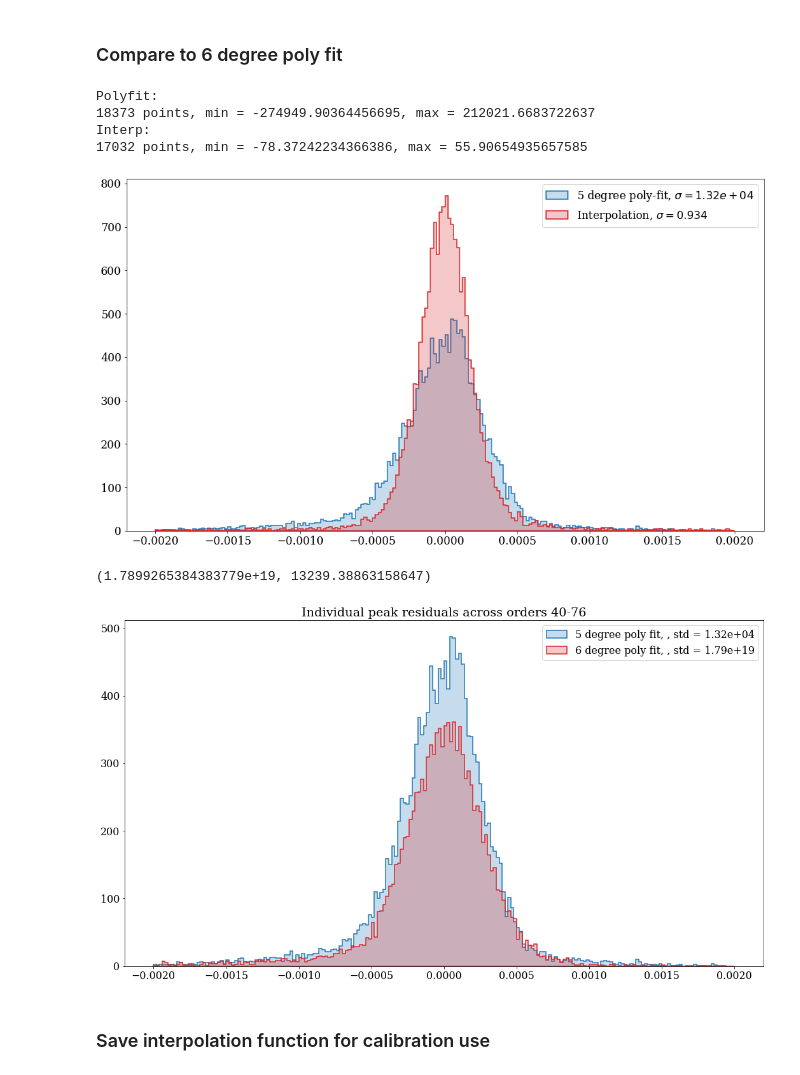
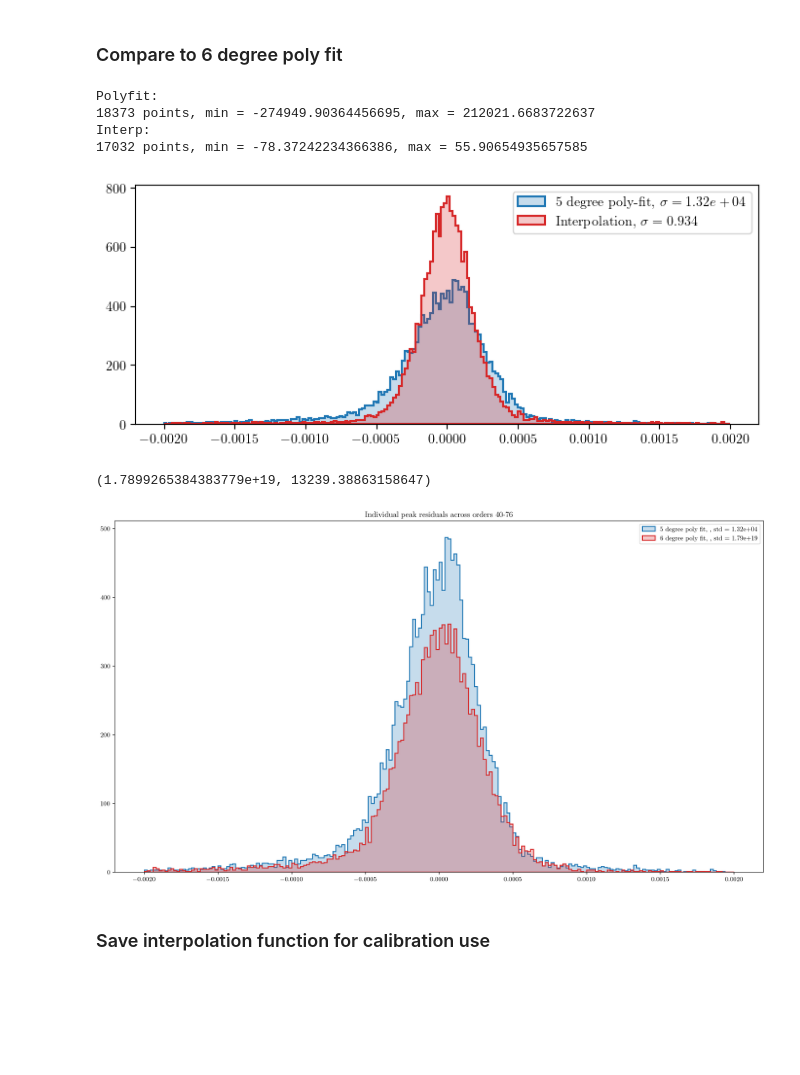
Before and after one commit to Harteg/bachelor-project, a Jupyter notebook: calib_interpolation.ipynb, the cells around one changed output. Cells and saved outputs as stored; diff of their text form; code cells hidden in the pictures; blank space fills up the shorter version.

```diff
--- a/calib_interpolation.ipynb
+++ b/calib_interpolation.ipynb
@@ -12,8 +12,11 @@ from astropy.io import fits
 import tqdm as tqdm
 import pandas as pd
 
-plt.rcParams['font.size'] = 16
-plt.rc("font", family="serif")
+# plt styles
+matplotlib.rcParams["text.usetex"] = True
+matplotlib.rcParams["font.family"] = "serif"
+matplotlib.rcParams["font.size"] = 10
+matplotlib.rcParams['figure.dpi'] = 100
 
 from scipy.interpolate import interp1d
 # %% [markdown]
@@ -187,36 +188,36 @@ def print_res_info(res):
 
 res_fit5 = np.genfromtxt("fit_results/residuals_5degree_fit.csv")
 res_fit6 = np.genfromtxt("fit_results/residuals_6degree_fit.csv")
 # res_interp = np.genfromtxt("fit_results/residuals_interp_2nd_cropped.csv")
 # res_interp = np.genfromtxt("fit_results/residuals_interp_all_peaks_every_2nd_flipped.csv")
 res_interp = np.genfromtxt("fit_results/residuals_interp_all_peaks_every_2nd_flipped_with_errors_sqrt3.csv")
 # res_interp = np.genfromtxt("fit_results/residuals_5degree_fit_error_sqrt3.csv")
 
 print("Polyfit:")
 print_res_info(res_fit5)
 
 print("Interp:")
 print_res_info(res_interp)
 
 
-plt.figure(figsize=(14, 8))
+plt.figure(figsize=(7, 3))
 mRange = (-0.002, 0.002)
 # mRange = (-1000, 100)
 plt.hist(res_fit5, bins=200, range=mRange, histtype="stepfilled", facecolor=colors.to_rgba('C0', 0.25), edgecolor="C0", lw=1.5, label=f"5 degree poly-fit, $ \sigma= {np.std(res_fit5):.3}$");
 plt.hist(res_interp, bins=200, range=mRange, histtype="stepfilled", facecolor=colors.to_rgba('C3', 0.25), edgecolor="C3", lw=1.5, label=f"Interpolation, $ \sigma = {np.std(res_interp):.3}$");
 # plt.hist(res_fit6, bins=200, range=mRange, histtype="stepfilled", facecolor=colors.to_rgba('C0', 0.25), edgecolor="C0", lw=1.5, label="6 degree poly fit");
 # plt.title("Individual peak residuals across orders 40-76")
 # plt.legend(loc=[0.6, 0.8])
 plt.legend(loc="upper right")
 # plt.yscale('log')
 plt.tight_layout()
-# plt.savefig("figures/problem1/hist_peak_residuals_poly_and_interp.png", dpi=300)
+plt.savefig("hist_peak_residuals_poly_and_interp.pdf", bbox_inches="tight", dpi=300)
 # %% [output]
 Polyfit:
 18373 points, min = -274949.90364456695, max = 212021.6683722637
 Interp:
 17032 points, min = -78.37242234366386, max = 55.90654935657585
-[figure, old version]
+[figure, new version]
 # %%
 from matplotlib import colors
 
@@ -233,7 +234,7 @@ plt.legend()
 np.std(res_fit6), np.std(res_fit5)
 # %% [output]
 (1.7899265384383779e+19, 13239.38863158647)
-[figure, old version]
+[figure, new version]
 # %% [markdown]
 ### Save interpolation function for calibration use
 # %%
```
Also changed, not shown: parts of 1 cell of this notebook, 42 other files.
